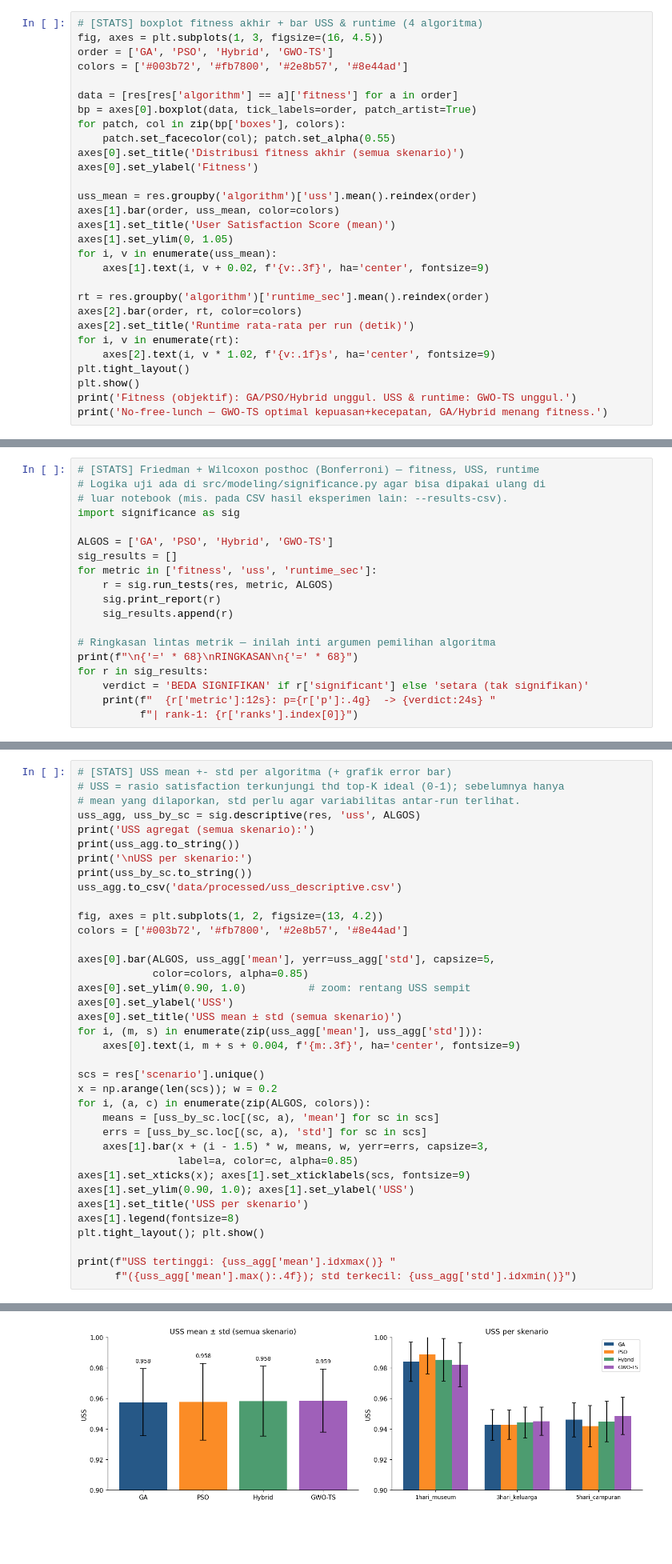
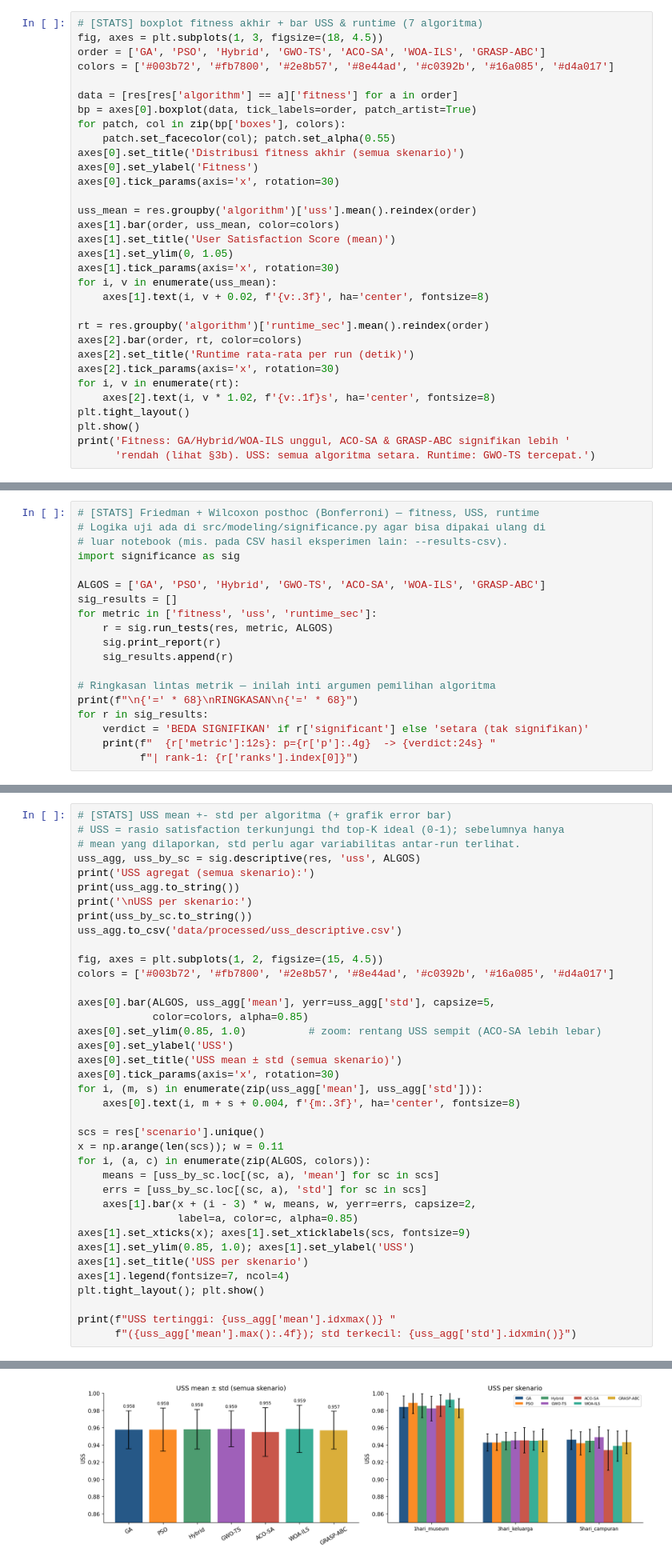
Before and after one commit to Hazjel/sistem-rekomendasi-destinasi-wisata-jakarta, a Jupyter notebook: notebooks/06_optimization.ipynb, the cells around one changed output, grey strips where cells are left out. Shown at 80% size. Drawn from its saved outputs; the diff is of its cells as text; blank space fills up the shorter version.

```diff
--- a/notebooks/06_optimization.ipynb
+++ b/notebooks/06_optimization.ipynb
@@ -356,8 +370,8 @@ plt.show()
 # %%
-# [STATS] boxplot fitness akhir + bar USS & runtime (4 algoritma)
-fig, axes = plt.subplots(1, 3, figsize=(16, 4.5))
-order = ['GA', 'PSO', 'Hybrid', 'GWO-TS']
-colors = ['#003b72', '#fb7800', '#2e8b57', '#8e44ad']
+# [STATS] boxplot fitness akhir + bar USS & runtime (7 algoritma)
+fig, axes = plt.subplots(1, 3, figsize=(18, 4.5))
+order = ['GA', 'PSO', 'Hybrid', 'GWO-TS', 'ACO-SA', 'WOA-ILS', 'GRASP-ABC']
+colors = ['#003b72', '#fb7800', '#2e8b57', '#8e44ad', '#c0392b', '#16a085', '#d4a017']
 
 data = [res[res['algorithm'] == a]['fitness'] for a in order]
 bp = axes[0].boxplot(data, tick_labels=order, patch_artist=True)
@@ -365,21 +379,24 @@ for patch, col in zip(bp['boxes'], colors):
     patch.set_facecolor(col); patch.set_alpha(0.55)
 axes[0].set_title('Distribusi fitness akhir (semua skenario)')
 axes[0].set_ylabel('Fitness')
+axes[0].tick_params(axis='x', rotation=30)
 
 uss_mean = res.groupby('algorithm')['uss'].mean().reindex(order)
 axes[1].bar(order, uss_mean, color=colors)
 axes[1].set_title('User Satisfaction Score (mean)')
 axes[1].set_ylim(0, 1.05)
+axes[1].tick_params(axis='x', rotation=30)
 for i, v in enumerate(uss_mean):
-    axes[1].text(i, v + 0.02, f'{v:.3f}', ha='center', fontsize=9)
+    axes[1].text(i, v + 0.02, f'{v:.3f}', ha='center', fontsize=8)
 
 rt = res.groupby('algorithm')['runtime_sec'].mean().reindex(order)
 axes[2].bar(order, rt, color=colors)
 axes[2].set_title('Runtime rata-rata per run (detik)')
+axes[2].tick_params(axis='x', rotation=30)
 for i, v in enumerate(rt):
-    axes[2].text(i, v * 1.02, f'{v:.1f}s', ha='center', fontsize=9)
+    axes[2].text(i, v * 1.02, f'{v:.1f}s', ha='center', fontsize=8)
 plt.tight_layout()
 plt.show()
-print('Fitness (objektif): GA/PSO/Hybrid unggul. USS & runtime: GWO-TS unggul.')
-print('No-free-lunch — GWO-TS optimal kepuasan+kecepatan, GA/Hybrid menang fitness.')
+print('Fitness: GA/Hybrid/WOA-ILS unggul, ACO-SA & GRASP-ABC signifikan lebih '
+      'rendah (lihat §3b). USS: semua algoritma setara. Runtime: GWO-TS tercepat.')
 # %% [output]
@@ -420,7 +443,7 @@ Ketiganya bisa memberi kesimpulan berbeda — itu justru inti temuan
 # luar notebook (mis. pada CSV hasil eksperimen lain: --results-csv).
 import significance as sig
 
-ALGOS = ['GA', 'PSO', 'Hybrid', 'GWO-TS']
+ALGOS = ['GA', 'PSO', 'Hybrid', 'GWO-TS', 'ACO-SA', 'WOA-ILS', 'GRASP-ABC']
 sig_results = []
 for metric in ['fitness', 'uss', 'runtime_sec']:
     r = sig.run_tests(res, metric, ALGOS)
@@ -462,28 +485,29 @@ print('\nUSS per skenario:')
 print(uss_by_sc.to_string())
 uss_agg.to_csv('data/processed/uss_descriptive.csv')
 
-fig, axes = plt.subplots(1, 2, figsize=(13, 4.2))
-colors = ['#003b72', '#fb7800', '#2e8b57', '#8e44ad']
+fig, axes = plt.subplots(1, 2, figsize=(15, 4.5))
+colors = ['#003b72', '#fb7800', '#2e8b57', '#8e44ad', '#c0392b', '#16a085', '#d4a017']
 
 axes[0].bar(ALGOS, uss_agg['mean'], yerr=uss_agg['std'], capsize=5,
             color=colors, alpha=0.85)
-axes[0].set_ylim(0.90, 1.0)          # zoom: rentang USS sempit
+axes[0].set_ylim(0.85, 1.0)          # zoom: rentang USS sempit (ACO-SA lebih lebar)
 axes[0].set_ylabel('USS')
 axes[0].set_title('USS mean ± std (semua skenario)')
+axes[0].tick_params(axis='x', rotation=30)
 for i, (m, s) in enumerate(zip(uss_agg['mean'], uss_agg['std'])):
-    axes[0].text(i, m + s + 0.004, f'{m:.3f}', ha='center', fontsize=9)
+    axes[0].text(i, m + s + 0.004, f'{m:.3f}', ha='center', fontsize=8)
 
 scs = res['scenario'].unique()
-x = np.arange(len(scs)); w = 0.2
+x = np.arange(len(scs)); w = 0.11
 for i, (a, c) in enumerate(zip(ALGOS, colors)):
     means = [uss_by_sc.loc[(sc, a), 'mean'] for sc in scs]
     errs = [uss_by_sc.loc[(sc, a), 'std'] for sc in scs]
-    axes[1].bar(x + (i - 1.5) * w, means, w, yerr=errs, capsize=3,
+    axes[1].bar(x + (i - 3) * w, means, w, yerr=errs, capsize=2,
                 label=a, color=c, alpha=0.85)
 axes[1].set_xticks(x); axes[1].set_xticklabels(scs, fontsize=9)
-axes[1].set_ylim(0.90, 1.0); axes[1].set_ylabel('USS')
+axes[1].set_ylim(0.85, 1.0); axes[1].set_ylabel('USS')
 axes[1].set_title('USS per skenario')
-axes[1].legend(fontsize=8)
+axes[1].legend(fontsize=7, ncol=4)
 plt.tight_layout(); plt.show()
 
 print(f"USS tertinggi: {uss_agg['mean'].idxmax()} "
@@ -509,4 +533,4 @@ scenario       algorithm
-[figure, old version]
+[figure, new version]
 USS tertinggi: GWO-TS (0.9586); std terkecil: GWO-TS
 # %% [markdown]
 ---
```
Also changed, not shown: parts of 10 cells of this notebook, 14 other files.
